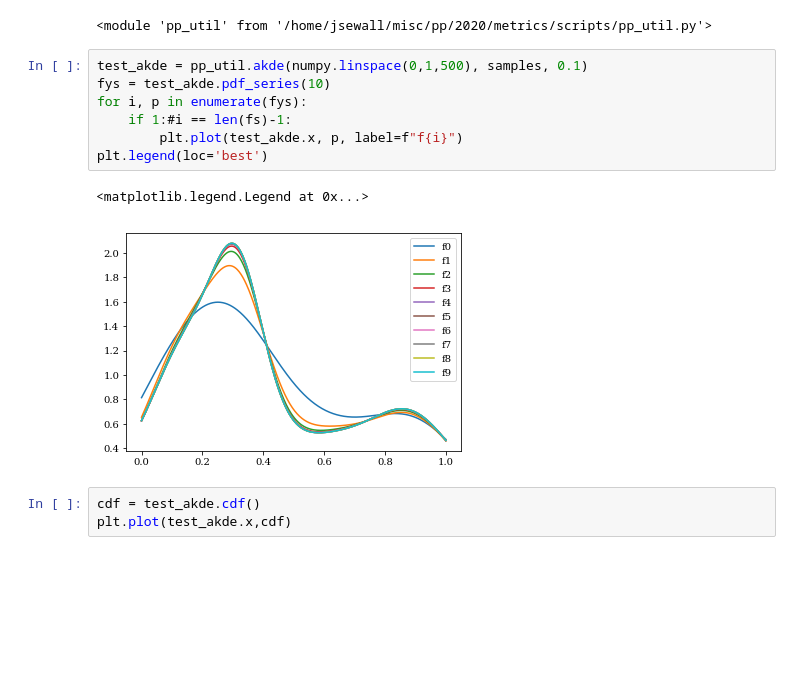
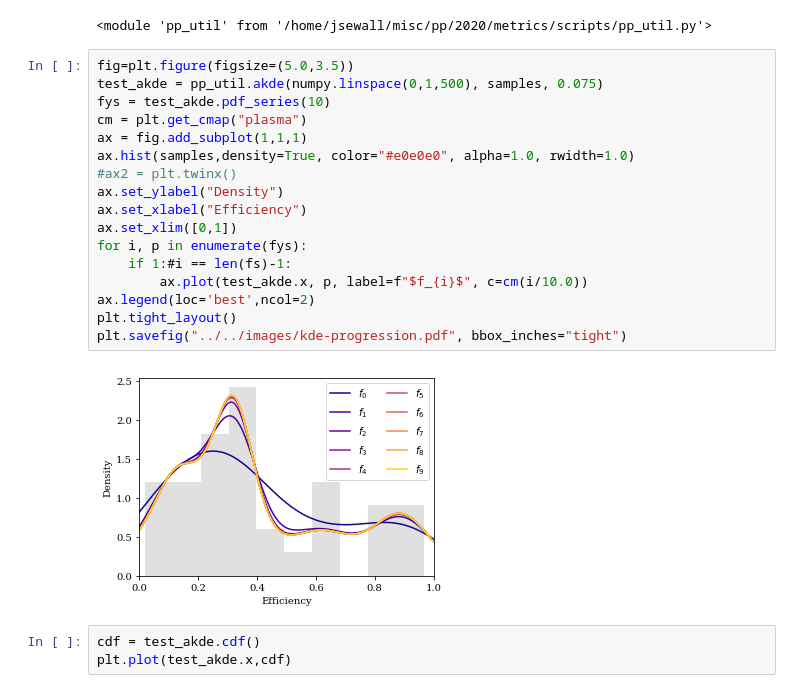
Before and after one commit to UoB-HPC/performance-portability, a Jupyter notebook: metrics/scripts/Adaptive Kernel Density Estimation.ipynb, the cells around one changed output. Saved outputs shown, nothing was run; the diff lists cells and outputs as text; blank space fills up the shorter version.

Commit message:
Add updates to example convergence figure

```diff
--- a/metrics/scripts/Adaptive Kernel Density Estimation.ipynb
+++ b/metrics/scripts/Adaptive Kernel Density Estimation.ipynb
@@ -184,15 +184,24 @@ importlib.reload(pp_util)
 # %% [output]
 <module 'pp_util' from '/home/jsewall/misc/pp/2020/metrics/scripts/pp_util.py'>
 # %%
-test_akde = pp_util.akde(numpy.linspace(0,1,500), samples, 0.1)
+fig=plt.figure(figsize=(5.0,3.5))
+test_akde = pp_util.akde(numpy.linspace(0,1,500), samples, 0.075)
 fys = test_akde.pdf_series(10)
+cm = plt.get_cmap("plasma")
+ax = fig.add_subplot(1,1,1)
+ax.hist(samples,density=True, color="#e0e0e0", alpha=1.0, rwidth=1.0)
+#ax2 = plt.twinx()
+ax.set_ylabel("Density")
+ax.set_xlabel("Efficiency")
+ax.set_xlim([0,1])
 for i, p in enumerate(fys):
     if 1:#i == len(fs)-1:
-        plt.plot(test_akde.x, p, label=f"f{i}")
-plt.legend(loc='best')
+        ax.plot(test_akde.x, p, label=f"$f_{i}$", c=cm(i/10.0))
+ax.legend(loc='best',ncol=2)
+plt.tight_layout()
+plt.savefig("../../images/kde-progression.pdf", bbox_inches="tight")
 # %% [output]
-<matplotlib.legend.Legend at 0x...>
-[figure, old version]
+[figure, new version]
 # %%
 cdf = test_akde.cdf()
 plt.plot(test_akde.x,cdf)
```
